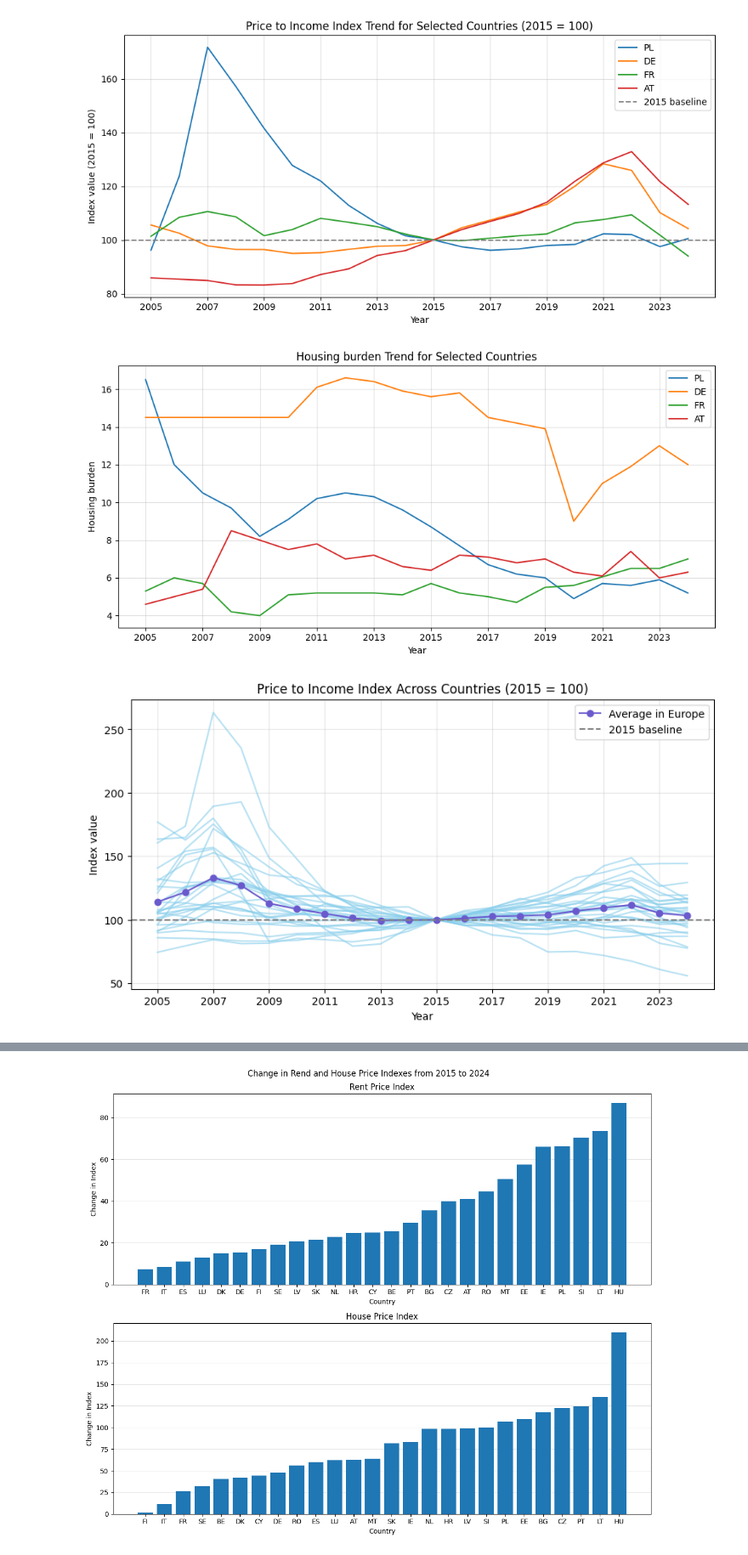
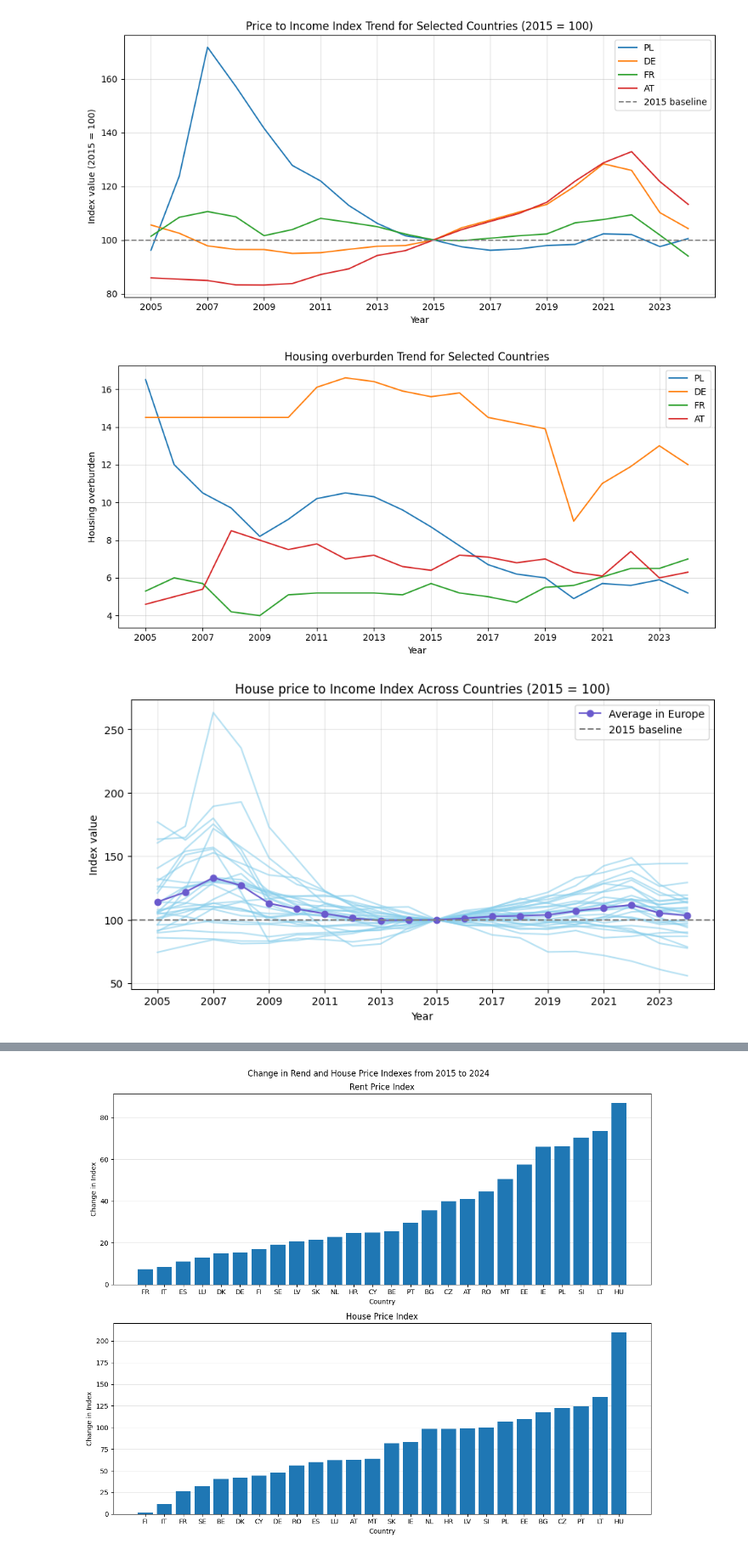
Before and after one commit to baktofebruary/InfoVis, a Jupyter notebook: notebooks/prepare_data.ipynb, the cells around one changed output, grey strips where cells are left out. Shown at 85% size. Drawn from its saved outputs; the diff is of its cells as text; code cells hidden in the pictures.

```diff
--- a/notebooks/prepare_data.ipynb
+++ b/notebooks/prepare_data.ipynb
@@ -213,8 +213,8 @@ def transform_to_long_and_yearly(df):
 
     return rent_yearly
 # %%
-income_long = transform_to_long(price_to_income_df, 'price_to_income_index')
-burden_long = transform_to_long(housing_burden_df, 'housing_burden')
+income_long = transform_to_long(price_to_income_df, 'house_price_to_income_index')
+burden_long = transform_to_long(housing_burden_df, 'housing_overburden')
 house_price_long =transform_to_long(house_price_df, 'house_price_index')
 population_long = transform_to_long(population_df, 'population')
 migration_long = transform_to_long(migration_df, 'net_migration')
@@ -536,5 +534,5 @@ price_to_income_index
 # %%
-missing_price_to_income= final_df.groupby('country')['price_to_income_index'].apply(
+missing_price_to_income= final_df.groupby('country')['house_price_to_income_index'].apply(
     lambda x: x.isna().sum()
 )
 pd.DataFrame(missing_price_to_income[missing_price_to_income == 20])
@@ -594,7 +588,7 @@ living_with_parents
 # %%
 columns_to_interpolate = [
     'house_price_index',
-    'housing_burden',
+    'housing_overburden',
     'living_with_parents'
 ]
 
@@ -775,13 +769,13 @@ selected_countries = ['PL', 'DE', 'FR', 'AT']
 plt.figure(figsize=(10,5))
 for country in selected_countries:
     country_data = final_df.loc[final_df['country'] == country]
-    plt.plot(country_data['year'], country_data['price_to_income_index'], label=country)
+    plt.plot(country_data['year'], country_data['house_price_to_income_index'], label=country)
 
 plt.axhline(100, color='gray', linestyle='--', label='2015 baseline')
 plt.xlabel('Year')
-plt.xticks(sorted(final_df["year"].unique())[::2])
+plt.xticks(sorted(final_df['year'].unique())[::2])
 plt.ylabel('Index value (2015 = 100)')
-plt.title('Price to Income Index Trend for Selected Countries (2015 = 100)')
+plt.title('House price to Income Index Trend for Selected Countries (2015 = 100)')
 plt.grid(alpha=0.4)
 plt.legend()
 plt.tight_layout()
@@ -793,23 +787,23 @@ plt.show()
 # %%
 plt.figure(figsize=(10,5))
 for country in selected_countries:
     country_data = final_df.loc[final_df['country'] == country]
-    plt.plot(country_data['year'], country_data['housing_burden'], label=country)
+    plt.plot(country_data['year'], country_data['housing_overburden'], label=country)
 
 plt.xlabel('Year')
-plt.xticks(sorted(final_df["year"].unique())[::2])
-plt.ylabel('Housing burden')
-plt.title('Housing burden Trend for Selected Countries')
+plt.xticks(sorted(final_df['year'].unique())[::2])
+plt.ylabel('Housing overburden')
+plt.title('Housing overburden Trend for Selected Countries')
 plt.grid(alpha=0.4)
 plt.legend()
 plt.tight_layout()
 
 
 plt.show()
 # %% [output]
-[figure, old version]
+[figure, new version]
 # %%
-main_column = 'price_to_income_index'
+main_column = 'house_price_to_income_index'
 yearly_avg= final_df.groupby('year')[main_column].mean()
 
 plt.figure(figsize=(10, 5))
@@ -832,16 +826,16 @@ plt.plot(
 )
 
 plt.axhline(100, color='gray', linestyle='--', label='2015 baseline')
-plt.title('Price to Income Index Across Countries (2015 = 100)')
+plt.title('House price to Income Index Across Countries (2015 = 100)')
 plt.xlabel('Year')
 plt.ylabel('Index value')
-plt.xticks(sorted(final_df["year"].unique())[::2])
+plt.xticks(sorted(final_df['year'].unique())[::2])
 plt.grid(alpha=0.3)
 plt.legend()
 
 plt.show()
 # %% [output]
-[figure, old version]
+[figure, new version]
 # %%
 def create_change(df, main_column):
     base_year = 2015
```
Also changed, not shown: parts of 33 cells of this notebook.
